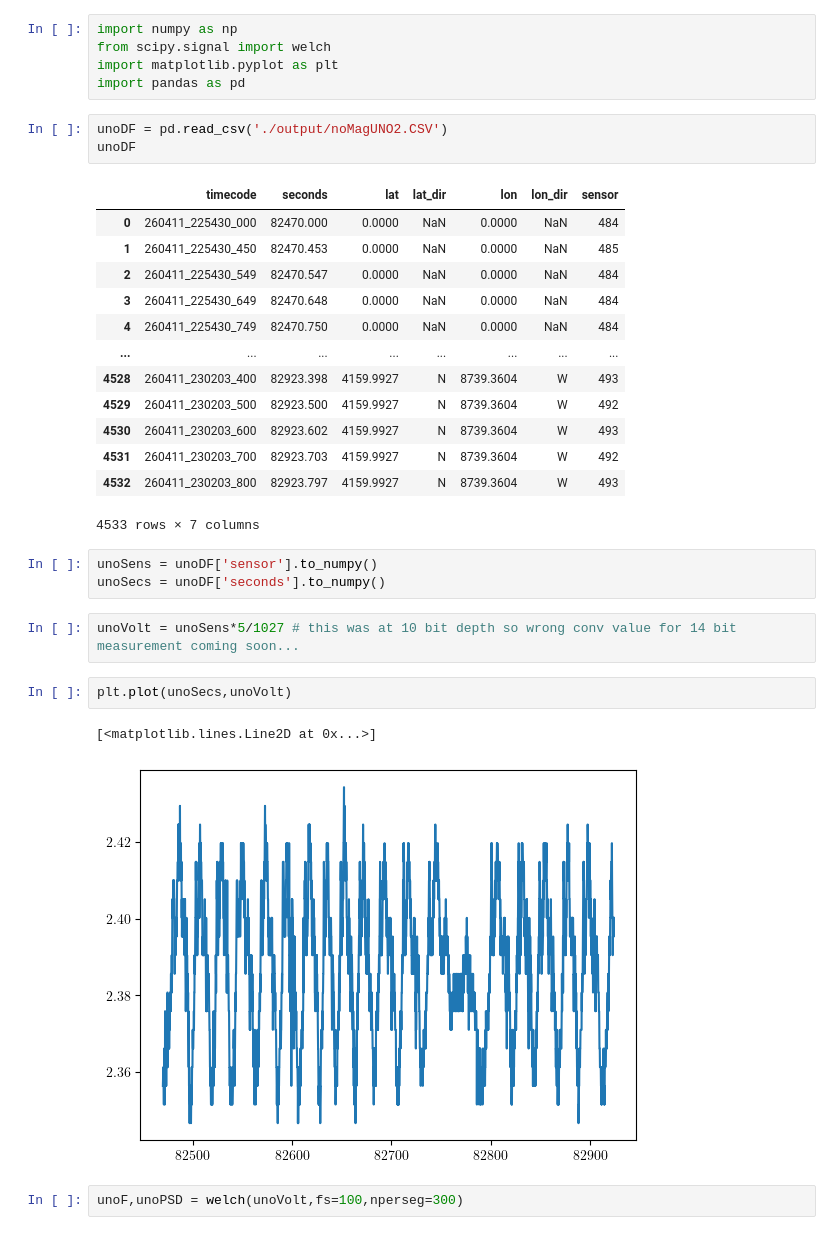
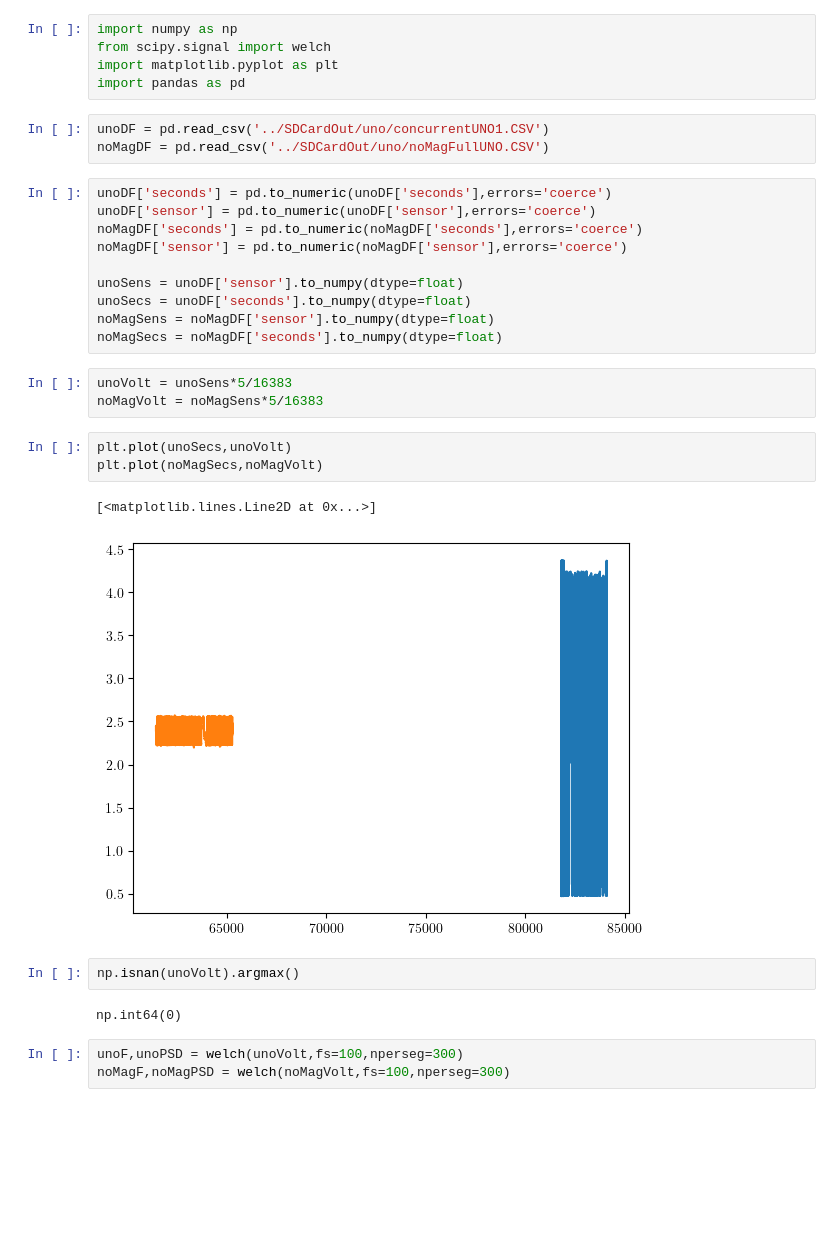
Before and after one commit to Bkorotko03/ALTrainSeismo, a Jupyter notebook: testsAndSuch/unoCharacterize.ipynb, the cells around one changed output. Drawn from its saved outputs; the diff is of its cells as text; blank space fills up the shorter version.

```diff
--- a/testsAndSuch/unoCharacterize.ipynb
+++ b/testsAndSuch/unoCharacterize.ipynb
@@ -4,31 +4,31 @@ from scipy.signal import welch
 import matplotlib.pyplot as plt
 import pandas as pd
 # %%
-unoDF = pd.read_csv('./output/noMagUNO2.CSV')
-unoDF
+unoDF = pd.read_csv('../SDCardOut/uno/concurrentUNO1.CSV')
+noMagDF = pd.read_csv('../SDCardOut/uno/noMagFullUNO.CSV')
-# %% [output]
-|  | timecode | seconds | lat | lat_dir | lon | lon_dir | sensor |
-| 0 | 260411_225430_000 | 82470.000 | 0.0000 | NaN | 0.0000 | NaN | 484 |
-| 1 | 260411_225430_450 | 82470.453 | 0.0000 | NaN | 0.0000 | NaN | 485 |
-| 2 | 260411_225430_549 | 82470.547 | 0.0000 | NaN | 0.0000 | NaN | 484 |
-| 3 | 260411_225430_649 | 82470.648 | 0.0000 | NaN | 0.0000 | NaN | 484 |
-| 4 | 260411_225430_749 | 82470.750 | 0.0000 | NaN | 0.0000 | NaN | 484 |
-| ... | ... | ... | ... | ... | ... | ... | ... |
-| 4528 | 260411_230203_400 | 82923.398 | 4159.9927 | N | 8739.3604 | W | 493 |
-| 4529 | 260411_230203_500 | 82923.500 | 4159.9927 | N | 8739.3604 | W | 492 |
-| 4530 | 260411_230203_600 | 82923.602 | 4159.9927 | N | 8739.3604 | W | 493 |
-| 4531 | 260411_230203_700 | 82923.703 | 4159.9927 | N | 8739.3604 | W | 492 |
-| 4532 | 260411_230203_800 | 82923.797 | 4159.9927 | N | 8739.3604 | W | 493 |
-4533 rows × 7 columns
 # %%
-unoSens = unoDF['sensor'].to_numpy()
-unoSecs = unoDF['seconds'].to_numpy()
+unoDF['seconds'] = pd.to_numeric(unoDF['seconds'],errors='coerce')
+unoDF['sensor'] = pd.to_numeric(unoDF['sensor'],errors='coerce')
+noMagDF['seconds'] = pd.to_numeric(noMagDF['seconds'],errors='coerce')
+noMagDF['sensor'] = pd.to_numeric(noMagDF['sensor'],errors='coerce')
+
+unoSens = unoDF['sensor'].to_numpy(dtype=float)
+unoSecs = unoDF['seconds'].to_numpy(dtype=float)
+noMagSens = noMagDF['sensor'].to_numpy(dtype=float)
+noMagSecs = noMagDF['seconds'].to_numpy(dtype=float)
 # %%
-unoVolt = unoSens*5/1027 # this was at 10 bit depth so wrong conv value for 14 bit measurement coming soon...
+unoVolt = unoSens*5/16383
+noMagVolt = noMagSens*5/16383
 # %%
 plt.plot(unoSecs,unoVolt)
+plt.plot(noMagSecs,noMagVolt)
 # %% [output]
 [<matplotlib.lines.Line2D at 0x...>]
-[figure, old version]
+[figure, new version]
+# %%
+np.isnan(unoVolt).argmax()
+# %% [output]
+np.int64(0)
 # %%
 unoF,unoPSD = welch(unoVolt,fs=100,nperseg=300)
+noMagF,noMagPSD = welch(noMagVolt,fs=100,nperseg=300)
```
Also changed, not shown: parts of 3 cells of this notebook, 3 other files.
